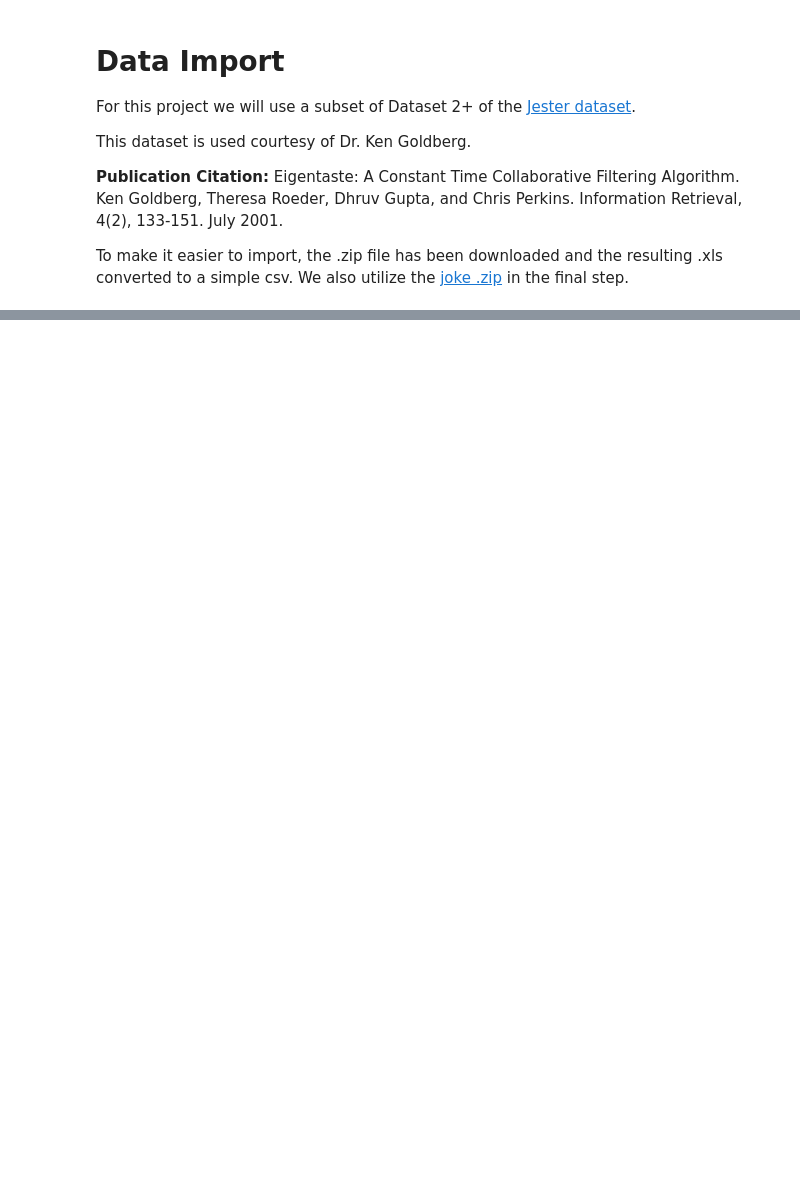
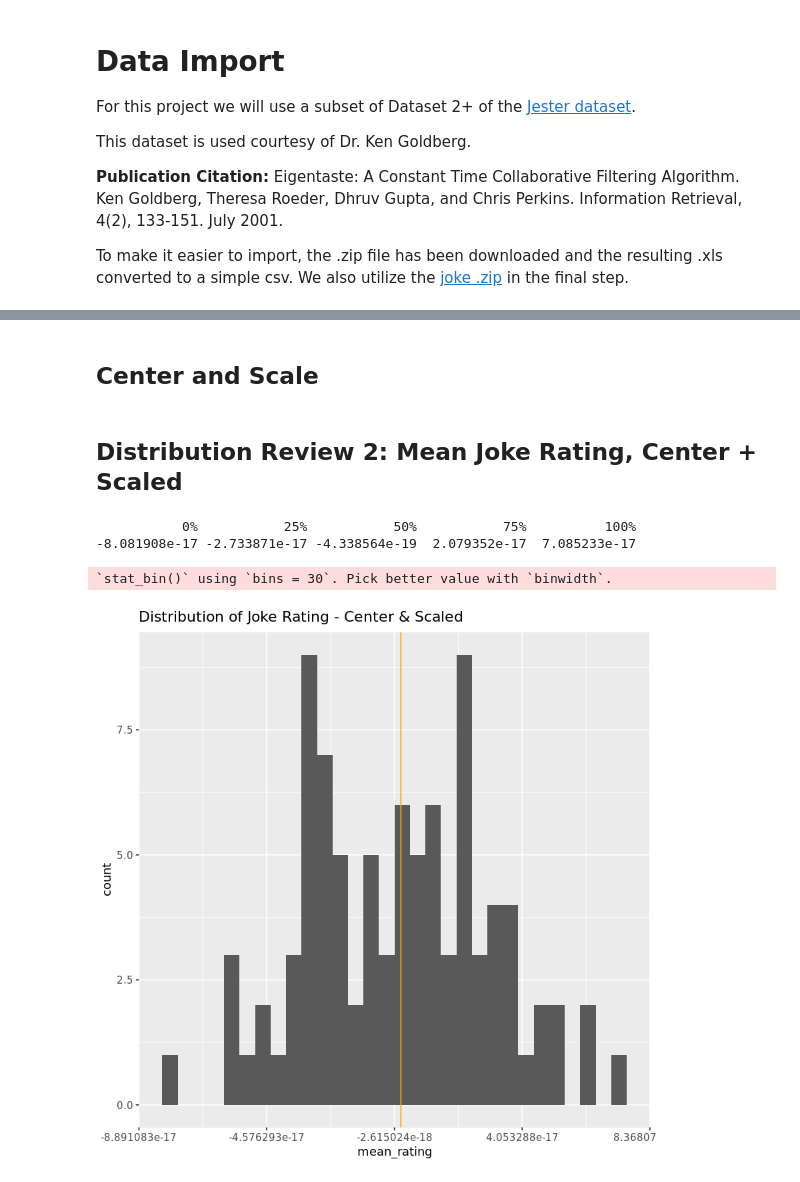
Before and after one commit to wwells/CUNY_DATA_643, a Jupyter notebook: Project5/Project5.ipynb, the cells around one changed output, grey strips where cells are left out. Drawn from its saved outputs; the diff is of its cells as text; code cells hidden in the pictures; blank space fills up the shorter version.

```diff
--- a/Project5/Project5.ipynb
+++ b/Project5/Project5.ipynb
@@ -38,0 +87,22 @@ jester <- jester[,1:101]# remove last 50 so it matches with our available joke t
+# %% [markdown]
+## Center and Scale
+# %%
+jesterScaled <- data.frame(scale(jester,
+                                center=T,
+                                scale=T))
+
+#we'll also save our matrix names for later
+ItemIndex <- names(jesterScaled)
+# %% [markdown]
+## Distribution Review 2:  Mean Joke Rating, Center + Scaled
+# %%
+mean_rating <- colMeans(jesterScaled, na.rm=T)
+quantile(mean_rating)
+goodrating <- quantile(mean_rating, .5)
+qplot(mean_rating) + ggtitle("Distribution of Joke Rating - Center & Scaled") +
+    geom_vline(xintercept = goodrating, col='orange')
+# %% [output]
+           0%           25%           50%           75%          100%
+-8.081908e-17 -2.733871e-17 -4.338564e-19  2.079352e-17  7.085233e-17
+`stat_bin()` using `bins = 30`. Pick better value with `binwidth`.
+[figure, added]
```
Also changed, not shown: parts of 49 cells of this notebook, 1 other file.
